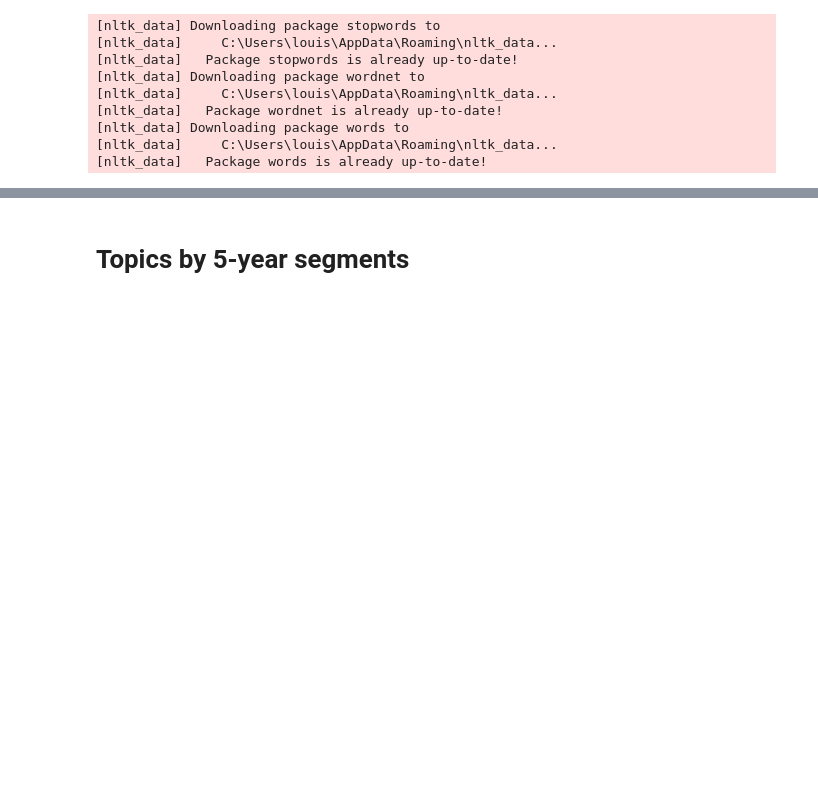
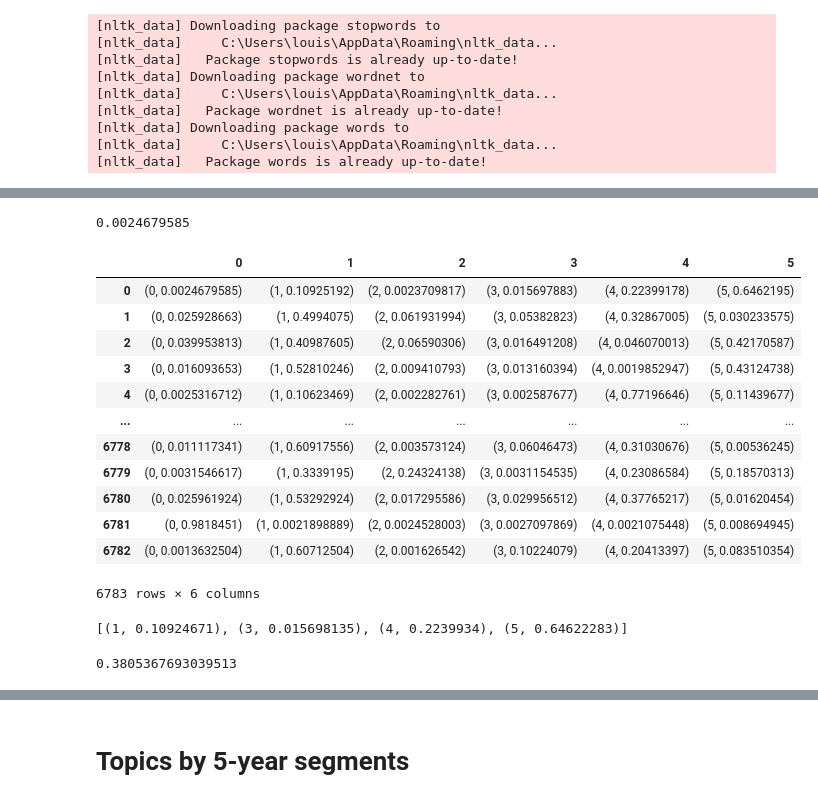
Before and after one commit to zack-tan/music-lyrics-analysis, a Jupyter notebook: Feature2Louis.ipynb, the cells around one changed output, grey strips where cells are left out. Saved outputs shown, nothing was run; the diff lists cells and outputs as text; code cells hidden in the pictures; blank space fills up the shorter version.

```diff
--- a/Feature2Louis.ipynb
+++ b/Feature2Louis.ipynb
@@ -208,0 +103,11 @@ artists_all_songs
+# %%
+id2word_all, corpus_all = get_dict_and_bow(lyrics_lemmatized_all)
+# %%
+#Fit LDA model
+lda_model_all = LdaModel(corpus = corpus_all,
+                    id2word = id2word_all,
+                    num_topics = 10,
+                    random_state = 100,
+                    passes=2,
+                    alpha=0.5,
+                    per_word_topics=True)
@@ -208,0 +138,6 @@ artists_all_songs
+# %%
+get_document_topics = [lda_model_all.get_document_topics(item,minimum_probability =0) for item in corpus_all]
+# %%
+get_document_topics[0][0][1]
+# %% [output]
+0.0024679585
@@ -208,0 +151,27 @@ artists_all_songs
+# %%
+df_list = pd.DataFrame(get_document_topics)
+# %%
+df_list
+# %% [output]
+|  | 0 | 1 | 2 | 3 | 4 | 5 |
+| 0 | (0, 0.0024679585) | (1, 0.10925192) | (2, 0.0023709817) | (3, 0.015697883) | (4, 0.22399178) | (5, 0.6462195) |
+| 1 | (0, 0.025928663) | (1, 0.4994075) | (2, 0.061931994) | (3, 0.05382823) | (4, 0.32867005) | (5, 0.030233575) |
+| 2 | (0, 0.039953813) | (1, 0.40987605) | (2, 0.06590306) | (3, 0.016491208) | (4, 0.046070013) | (5, 0.42170587) |
+| 3 | (0, 0.016093653) | (1, 0.52810246) | (2, 0.009410793) | (3, 0.013160394) | (4, 0.0019852947) | (5, 0.43124738) |
+| 4 | (0, 0.0025316712) | (1, 0.10623469) | (2, 0.002282761) | (3, 0.002587677) | (4, 0.77196646) | (5, 0.11439677) |
+| ... | ... | ... | ... | ... | ... | ... |
+| 6778 | (0, 0.011117341) | (1, 0.60917556) | (2, 0.003573124) | (3, 0.06046473) | (4, 0.31030676) | (5, 0.00536245) |
+| 6779 | (0, 0.0031546617) | (1, 0.3339195) | (2, 0.24324138) | (3, 0.0031154535) | (4, 0.23086584) | (5, 0.18570313) |
+| 6780 | (0, 0.025961924) | (1, 0.53292924) | (2, 0.017295586) | (3, 0.029956512) | (4, 0.37765217) | (5, 0.01620454) |
+| 6781 | (0, 0.9818451) | (1, 0.0021898889) | (2, 0.0024528003) | (3, 0.0027097869) | (4, 0.0021075448) | (5, 0.008694945) |
+| 6782 | (0, 0.0013632504) | (1, 0.60712504) | (2, 0.001626542) | (3, 0.10224079) | (4, 0.20413397) | (5, 0.083510354) |
+6783 rows × 6 columns
+# %%
+print(get_document_topics[0])
+# %% [output]
+[(1, 0.10924671), (3, 0.015698135), (4, 0.2239934), (5, 0.64622283)]
+# %%
+#Get coherence score
+coherence_model_all = get_coherence(lda_model_all, text = lyrics_lemmatized_all, id_dict=id2word_all)
+# %% [output]
+0.3805367693039513
```
Also changed, not shown: parts of 60 cells of this notebook, 1 other file.
